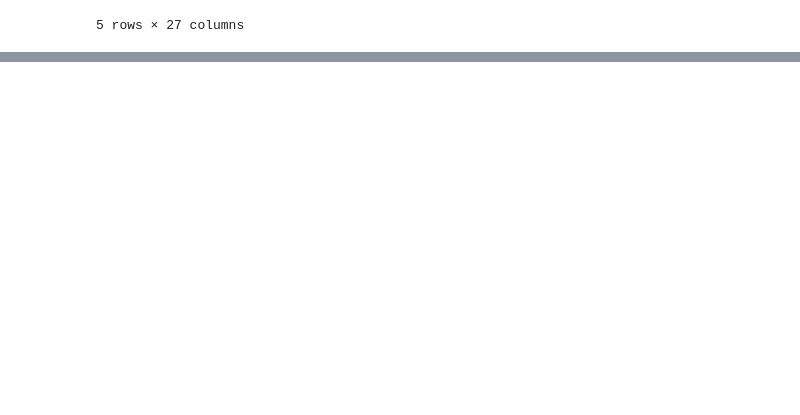
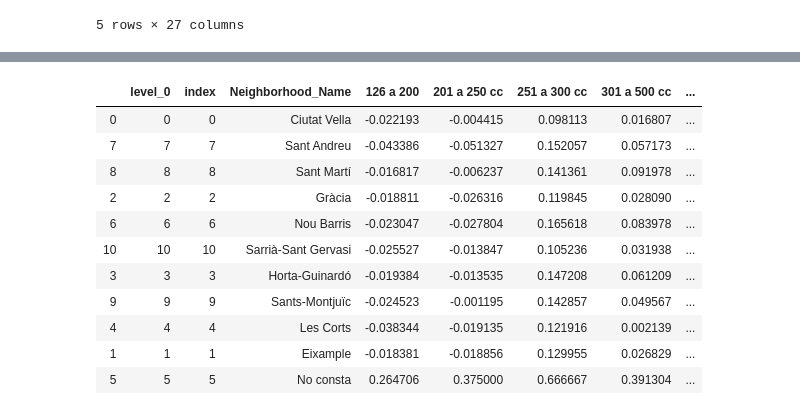
Before and after one commit to fyuji88/Project-Week-2-Barcelona, a Jupyter notebook: Comparison 2016-2017.ipynb, the cells around one changed output, grey strips where cells are left out. Drawn from its saved outputs; the diff is of its cells as text; code cells hidden in the pictures; blank space fills up the shorter version.

```diff
--- a/Comparison 2016-2017.ipynb
+++ b/Comparison 2016-2017.ipynb
@@ -70,0 +417,3 @@ df_2016.head()
+# %%
+growth_acc.rename(columns={"Neighborhood_Name":"Rate_accidents"},inplace=True)
+growth_acc
@@ -70,0 +453,4 @@ df_2016.head()
+# %%
+# Make pivot table of motors
+one_table= pd.pivot_table(growth_moto, values= 'Total_motors', columns= 'Cylinder',index=['Neighborhood_Name'])
+one_table
@@ -70,0 +471,3 @@ df_2016.head()
+# %%
+df_merged = one_table.merge(right=growth_acc, how="left",left_index=True,right_index=True)
+df_merged
@@ -70,0 +488,3 @@ df_2016.head()
+# %%
+df_merged.reset_index(inplace=True)
+df_merged.head()
@@ -70,0 +541,16 @@ df_2016.head()
+# %%
+t = df_merged.sort_values(by=['Rate_accidents'],ascending=False)
+t
+# %% [output]
+|  | level_0 | index | Neighborhood_Name | 126 a 200 | 201 a 250 cc | 251 a 300 cc | 301 a 500 cc | ... |
+| 0 | 0 | 0 | Ciutat Vella | -0.022193 | -0.004415 | 0.098113 | 0.016807 | ... |
+| 7 | 7 | 7 | Sant Andreu | -0.043386 | -0.051327 | 0.152057 | 0.057173 | ... |
+| 8 | 8 | 8 | Sant Martí | -0.016817 | -0.006237 | 0.141361 | 0.091978 | ... |
+| 2 | 2 | 2 | Gràcia | -0.018811 | -0.026316 | 0.119845 | 0.028090 | ... |
+| 6 | 6 | 6 | Nou Barris | -0.023047 | -0.027804 | 0.165618 | 0.083978 | ... |
+| 10 | 10 | 10 | Sarrià-Sant Gervasi | -0.025527 | -0.013847 | 0.105236 | 0.031938 | ... |
+| 3 | 3 | 3 | Horta-Guinardó | -0.019384 | -0.013535 | 0.147208 | 0.061209 | ... |
+| 9 | 9 | 9 | Sants-Montjuïc | -0.024523 | -0.001195 | 0.142857 | 0.049567 | ... |
+| 4 | 4 | 4 | Les Corts | -0.038344 | -0.019135 | 0.121916 | 0.002139 | ... |
+| 1 | 1 | 1 | Eixample | -0.018381 | -0.018856 | 0.129955 | 0.026829 | ... |
+| 5 | 5 | 5 | No consta | 0.264706 | 0.375000 | 0.666667 | 0.391304 | ... |
```
Also changed, not shown: parts of 47 cells of this notebook.
